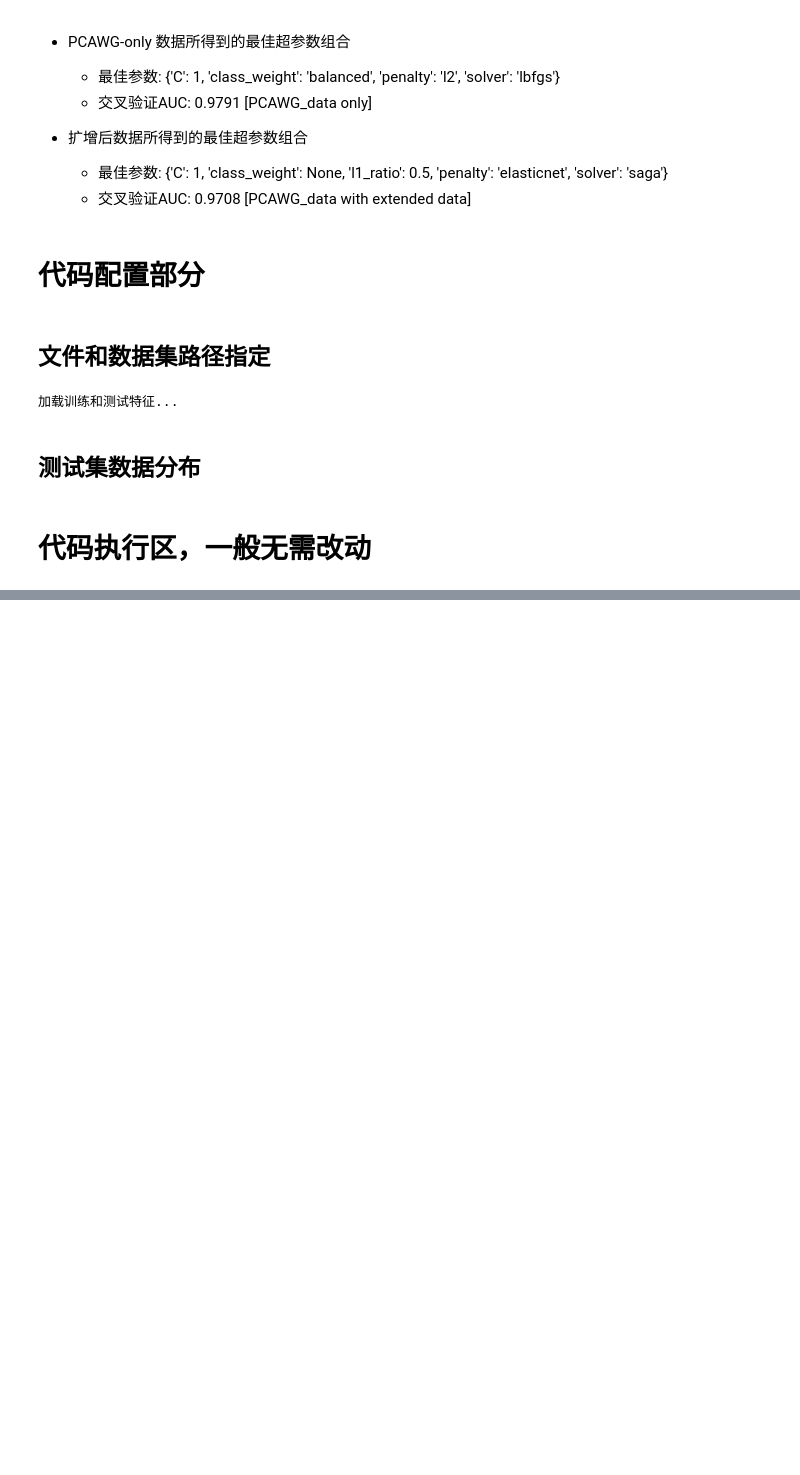
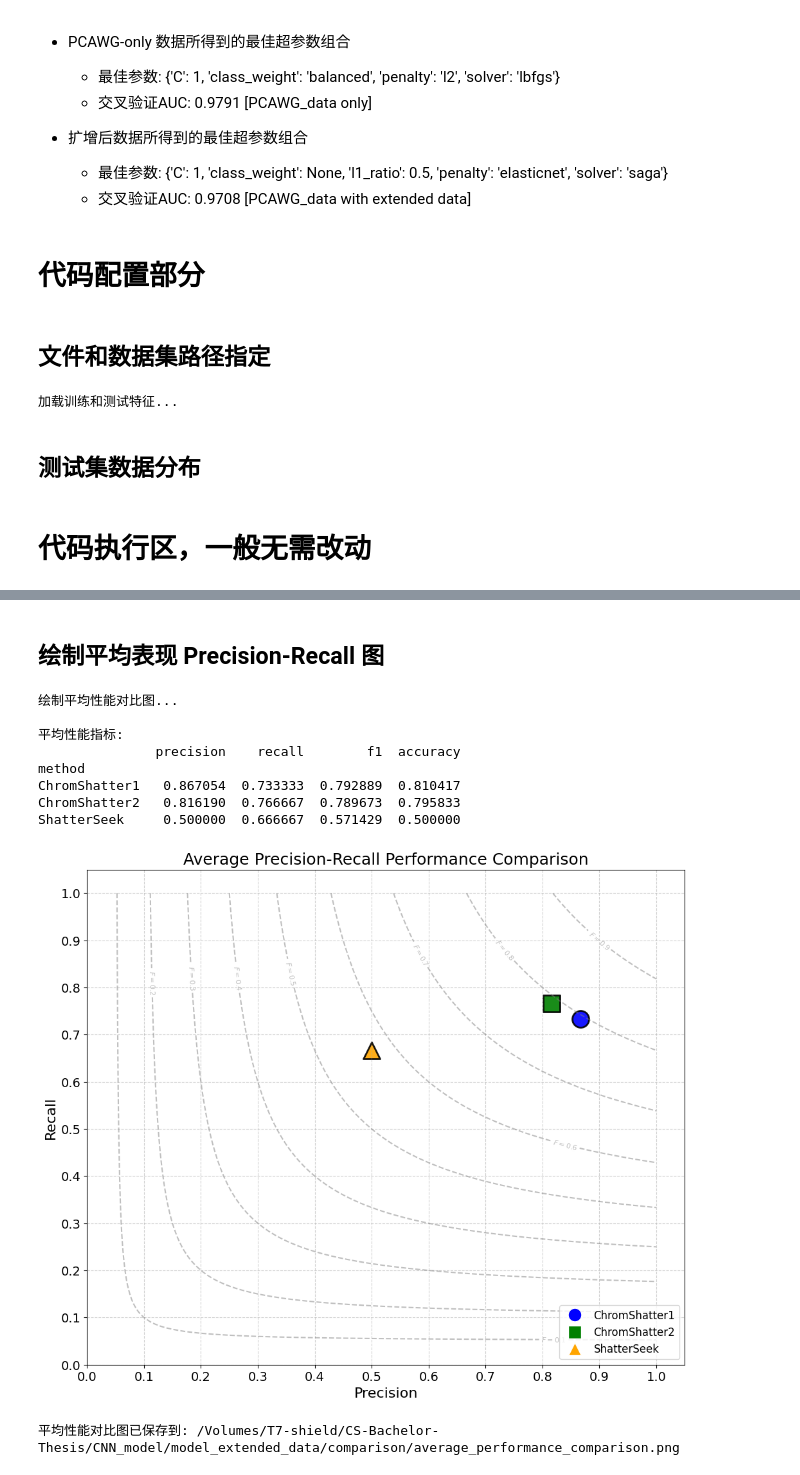
Before and after one commit to PPSherry/ChromShatter, a Jupyter notebook: model_extended_data/comparison/shatterSeek_compare.ipynb, the cells around one changed output, grey strips where cells are left out. Saved outputs shown, nothing was run; the diff lists cells and outputs as text; code cells hidden in the pictures; blank space fills up the shorter version.

Commit message:
add average comparison

```diff
--- a/model_extended_data/comparison/shatterSeek_compare.ipynb
+++ b/model_extended_data/comparison/shatterSeek_compare.ipynb
@@ -311,0 +307,66 @@ ShatterSeek的详细性能:
+# %% [markdown]
+## 绘制平均表现 Precision-Recall 图
+# %%
+# 绘制平均性能对比图
+print("\n绘制平均性能对比图...")
+avg_output_path = os.path.join(base_dir, "model_extended_data/comparison/average_performance_comparison.png")
+
+# 计算每种方法的平均值
+print("\n平均性能指标:")
+avg_metrics = results_df.groupby('method')[['precision', 'recall', 'f1', 'accuracy']].mean()
+print(avg_metrics)
+
+# 创建新的图表
+plt.figure(figsize=(12, 10))
+
+# 绘制F1等值线
+plot_f1_contours()
+
+# 为平均值点使用更大的点大小和更深的颜色
+avg_point_size = 350  # 增大点的大小
+avg_alpha = 0.9       # 增加点的不透明度
+edge_width = 2        # 增加边缘线宽度
+
+# 提取每种方法的平均精确率和召回率
+for i, method in enumerate(['ChromShatter1', 'ChromShatter2', 'ShatterSeek']):
+    avg_precision = avg_metrics.loc[method, 'precision']
+    avg_recall = avg_metrics.loc[method, 'recall']
+
+    # 绘制平均值点
+    plt.scatter(avg_precision, avg_recall, marker=markers[i], s=avg_point_size,
+                color=colors[i], alpha=avg_alpha, edgecolors='black', linewidth=edge_width)
+
+# 添加图例
+custom_legend = [
+    plt.Line2D([0], [0], marker=markers[0], color='w', markerfacecolor=colors[0], markersize=15, label='ChromShatter1'),
+    plt.Line2D([0], [0], marker=markers[1], color='w', markerfacecolor=colors[1], markersize=15, label='ChromShatter2'),
+    plt.Line2D([0], [0], marker=markers[2], color='w', markerfacecolor=colors[2], markersize=15, label='ShatterSeek')
+]
+plt.legend(handles=custom_legend, loc='lower right', fontsize=12)
+
+# 设置图表属性
+plt.xlabel('Precision', fontsize=16)
+plt.ylabel('Recall', fontsize=16)
+plt.title('Average Precision-Recall Performance Comparison', fontsize=18)
+plt.xlim(0, 1.05)
+plt.ylim(0, 1.05)
+plt.xticks(np.arange(0, 1.1, 0.1), fontsize=14)
+plt.yticks(np.arange(0, 1.1, 0.1), fontsize=14)
+plt.grid(True, linestyle='--', alpha=0.6)
+
+# 保存并显示图表
+plt.savefig(avg_output_path, dpi=300, bbox_inches='tight')
+plt.show()
+
+print(f"平均性能对比图已保存到: {avg_output_path}")
+# %% [output]
+绘制平均性能对比图...
+
+平均性能指标:
+               precision    recall        f1  accuracy
+method
+ChromShatter1   0.867054  0.733333  0.792889  0.810417
+ChromShatter2   0.816190  0.766667  0.789673  0.795833
+ShatterSeek     0.500000  0.666667  0.571429  0.500000
+[figure, added]
+平均性能对比图已保存到: /Volumes/T7-shield/CS-Bachelor-Thesis/CNN_model/model_extended_data/comparison/average_performance_comparison.png
```
Also changed, not shown: parts of 2 cells of this notebook, 2 other files.
